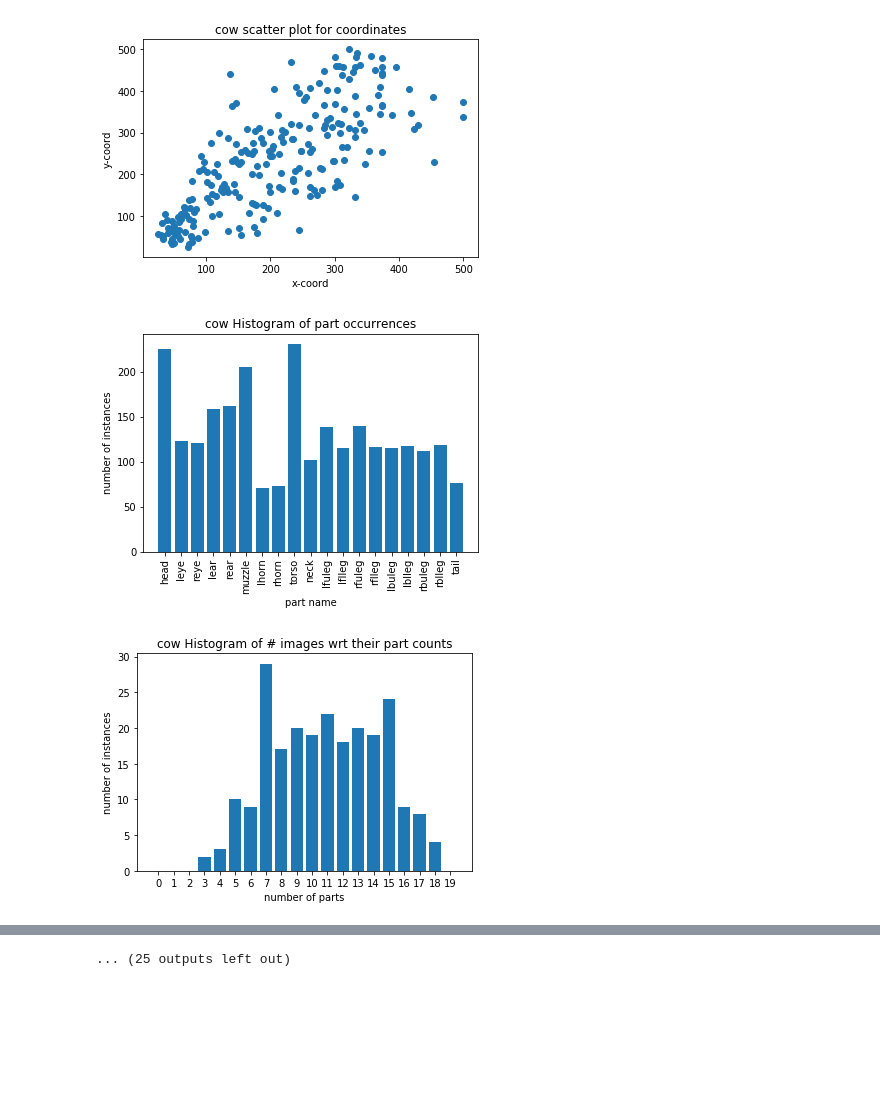
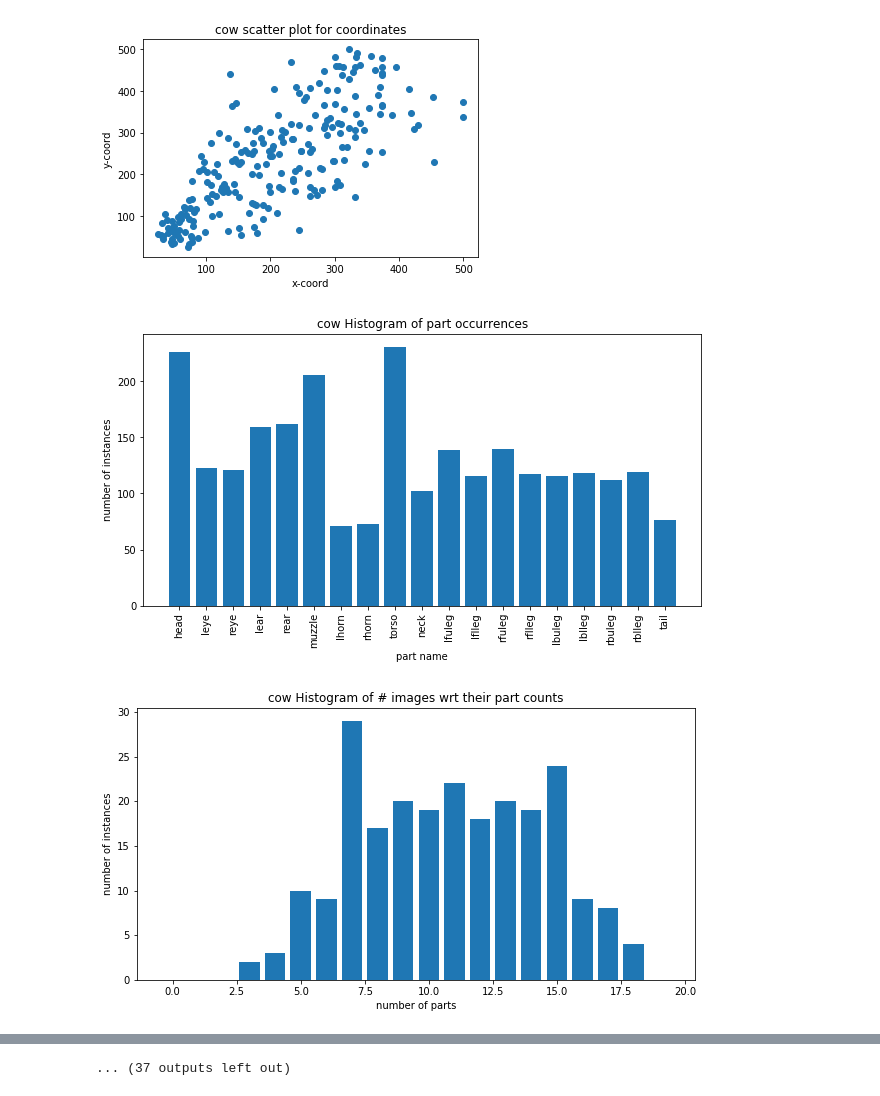
Before and after one commit to iamnotahumanbecauseiamabot/sketchgen_, a Jupyter notebook: datastats.ipynb, the cells around one changed output, grey strips where cells are left out. Drawn from its saved outputs; the diff is of its cells as text; code cells hidden in the pictures; blank space fills up the shorter version.

```diff
--- a/datastats.ipynb
+++ b/datastats.ipynb
@@ -83,8 +121,8 @@ def plot_number_of_parts(info, object_name):
     data = CountFrequency(data,index_list)
 
     xint = range(0, info['max_parts']+1)
-    plt.xticks(xint)
-
+    #plt.xticks(xint)
+    plt.figure(figsize=(10,5))
     plt.bar(range(0,info['max_parts']+1), data)
 
     plt.title(object_name+ ' '+ 'Histogram of # images wrt their part counts')
@@ -108,6 +146,7 @@ def plot_part_occurence(info, object_name, label):
 
     data = list_s
     xint = range(0, info['max_parts'])
+    plt.figure(figsize=(10,5))
     plt.xticks(xint, rotation='vertical')
     plt.bar([i for i in part_labels[object_name]], list_s)
     plt.title(object_name+ ' '+ 'Histogram of part occurrences')
@@ -115,32 +154,33 @@ def plot_part_occurence(info, object_name, label):
     plt.ylabel('number of instances')
     plt.show()
 # %%
-objects = ['cow', 'dog', 'person', 'horse',  'sheep', 'aeroplane', 'bird', 'bicycle',  'cat']
+objects = ['cow', 'dog', 'person', 'horse',  'sheep', 'aeroplane', 'bird', 'bicycle',  'cat', 'bus', 'motorbike', 'car']
+
 number_of_images = []
 max_number_of_parts = []
 number_of_unique_partlists = []
 for object_name in objects:
 
     with open(object_name +  '_part_separated_labels', 'rb') as f:
         label = pickle.load(f)
 
     with open(object_name +  '_info', 'rb') as f:
         info = pickle.load(f)
     scatter_x_y(info, object_name)
     plot_part_occurence(info, object_name, label)
     plot_number_of_parts(info, object_name)
     unique_partlists = plot_part_label_occurence(label, object_name)
 
     number_of_images.append(len(label))
     max_number_of_parts.append(info['max_parts'])
     number_of_unique_partlists.append(unique_partlists)
 
 results = [ (i,j,k,l) for i,j,k,l in zip(objects,number_of_images,max_number_of_parts,number_of_unique_partlists)]
 
 print(tabulate(results, headers=["Object category","# of images","Max # of parts","# of unique part lists"]))
 # %% [output]
 [figure]
-[figure, old version]
+[figure, new version]
-[figure, old version]
+[figure, new version]
 [figure]
 [figure]
@@ -153,2 +193,2 @@ print(tabulate(results, headers=["Object category","# of images","Max # of parts
 [figure]
-... (25 outputs left out)
+... (37 outputs left out)
```
Also changed, not shown: parts of 2 cells of this notebook.
